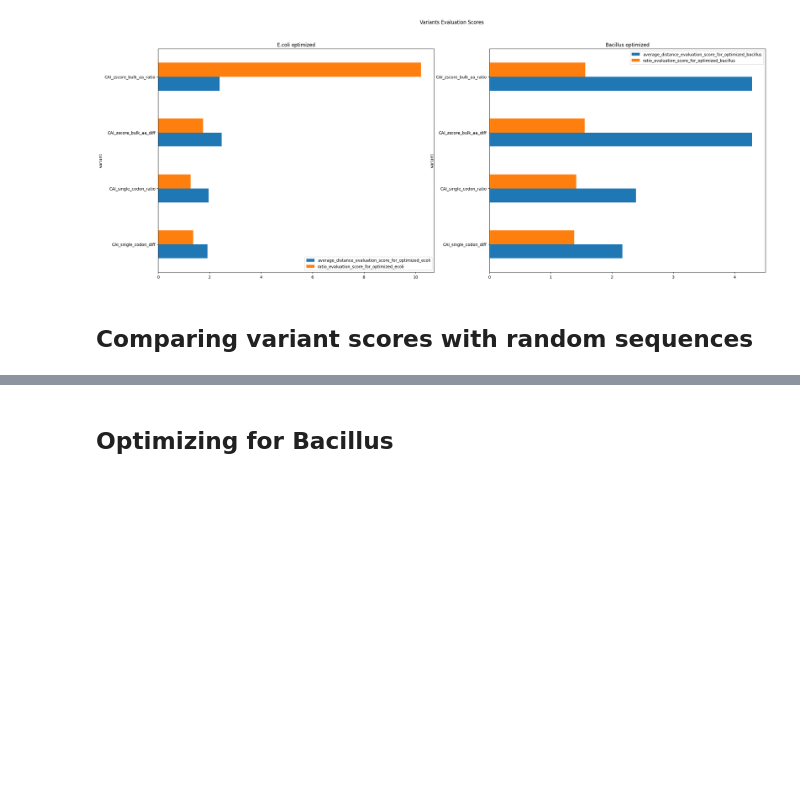
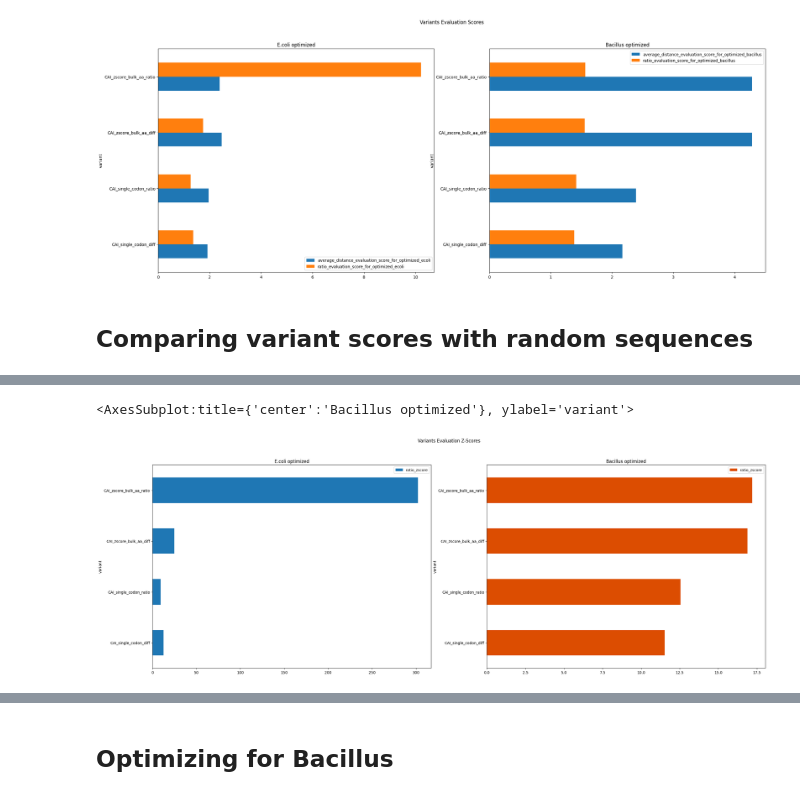
Before and after one commit to morikab/Igem_TAU_2021, a Jupyter notebook: analysis/orf_model_analysis/mcherry_variations.ipynb, the cells around one changed output, grey strips where cells are left out. Saved outputs shown, nothing was run; the diff lists cells and outputs as text; code cells hidden in the pictures; blank space fills up the shorter version.

```diff
--- a/analysis/orf_model_analysis/mcherry_variations.ipynb
+++ b/analysis/orf_model_analysis/mcherry_variations.ipynb
@@ -1305,3 +1322,12 @@ new_evaluation_bacillus_opt_variants_dataframe.plot("variant", "zscore", kind="b
+# %%
+fig, axes = plt.subplots(nrows=1,ncols=2, figsize=(30,10))
+
+fig.suptitle("Variants Evaluation Z-Scores")
+new_evaluation_ecoli_opt_variants_dataframe.plot("variant", "ratio_zscore", kind="barh", ax=axes[0], title="E.coli optimized")
+new_evaluation_bacillus_opt_variants_dataframe.plot("variant", "ratio_zscore", kind="barh", ax=axes[1], title="Bacillus optimized", color="#dc4d01")
+# %% [output]
+<AxesSubplot:title={'center':'Bacillus optimized'}, ylabel='variant'>
+[figure, added]
 # %%
 merged_df_ecoli = pd.merge(evaluation_ecoli_opt_variants_dataframe, ecoli_opt_variants_dataframe, on='variant', how='inner')
 merged_df_ecoli['ecoli_freq_dist_diff'] =  merged_df_ecoli['ecoli_dist_for_optimized_ecoli'] - merged_df_ecoli['ecoli_dist_for_original_mcherry']
```
Also changed, not shown: parts of 7 cells of this notebook, 1 other file.
